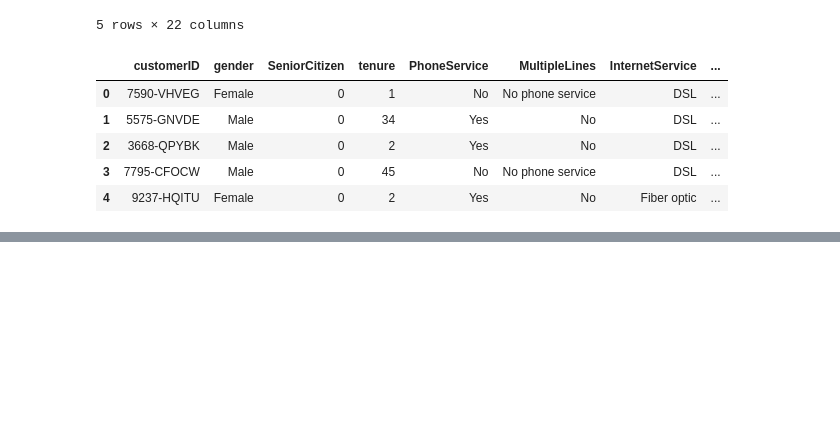
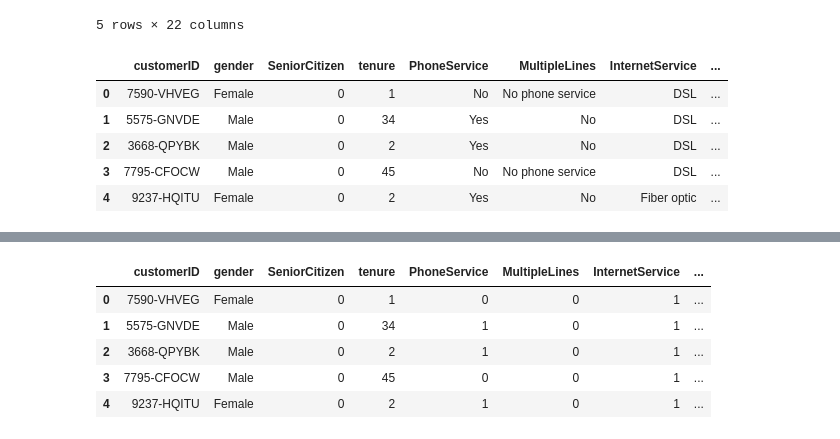
Before and after one commit to sbmccall/data-science-projects, a Jupyter notebook: telco-customer-churn/notebooks/telco_customer_churn_sbm.ipynb, the cells around one changed output, grey strips where cells are left out. Drawn from its saved outputs; the diff is of its cells as text; code cells hidden in the pictures; blank space fills up the shorter version.

Commit message:
Manipulating columns & values

```diff
--- a/telco-customer-churn/notebooks/telco_customer_churn_sbm.ipynb
+++ b/telco-customer-churn/notebooks/telco_customer_churn_sbm.ipynb
@@ -341,0 +355,16 @@ List of 9 Features to that will be combined:
+# %%
+# List of columns with "Yes", "No", "No phone service", and "No internet service"
+service_columns = ['PhoneService', 'MultipleLines', 'InternetService', 'OnlineSecurity',
+                   'OnlineBackup', 'DeviceProtection', 'TechSupport', 'StreamingTV', 'StreamingMovies']
+
+# Convert Yes -> 1 No, No phone service & No internet service -> 0
+df_features[service_columns] = df_features[service_columns].apply(lambda x: x.map({'Yes': 1, 'Fiber optic': 1, 'DSL': 1, 'No': 0, 'No phone service': 0, 'No internet service': 0}))
+# %%
+df_features.head()
+# %% [output]
+|  | customerID | gender | SeniorCitizen | tenure | PhoneService | MultipleLines | InternetService | ... |
+| 0 | 7590-VHVEG | Female | 0 | 1 | 0 | 0 | 1 | ... |
+| 1 | 5575-GNVDE | Male | 0 | 34 | 1 | 0 | 1 | ... |
+| 2 | 3668-QPYBK | Male | 0 | 2 | 1 | 0 | 1 | ... |
+| 3 | 7795-CFOCW | Male | 0 | 45 | 0 | 0 | 1 | ... |
+| 4 | 9237-HQITU | Female | 0 | 2 | 1 | 0 | 1 | ... |
```
Also changed, not shown: parts of 12 cells of this notebook.
